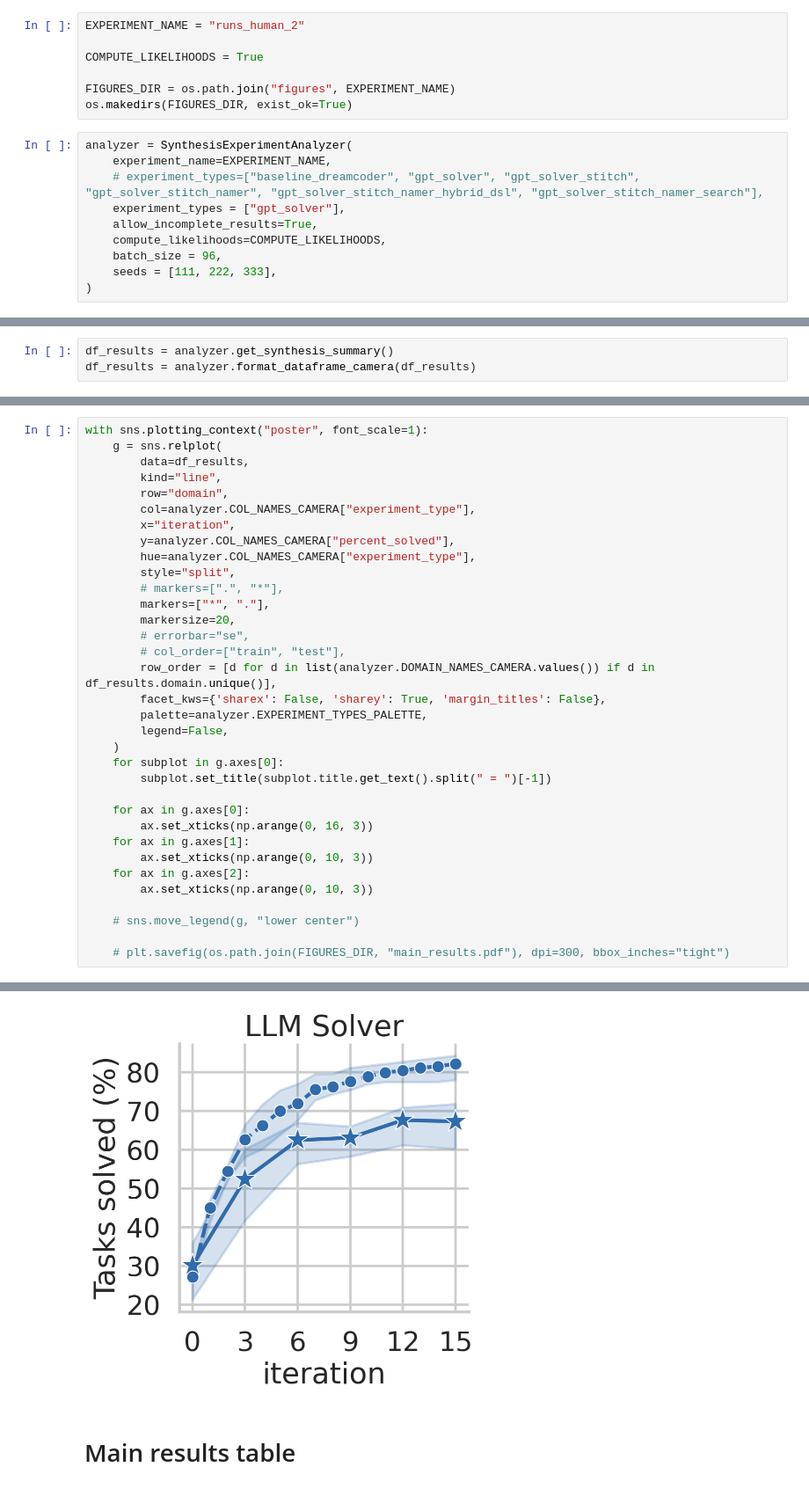
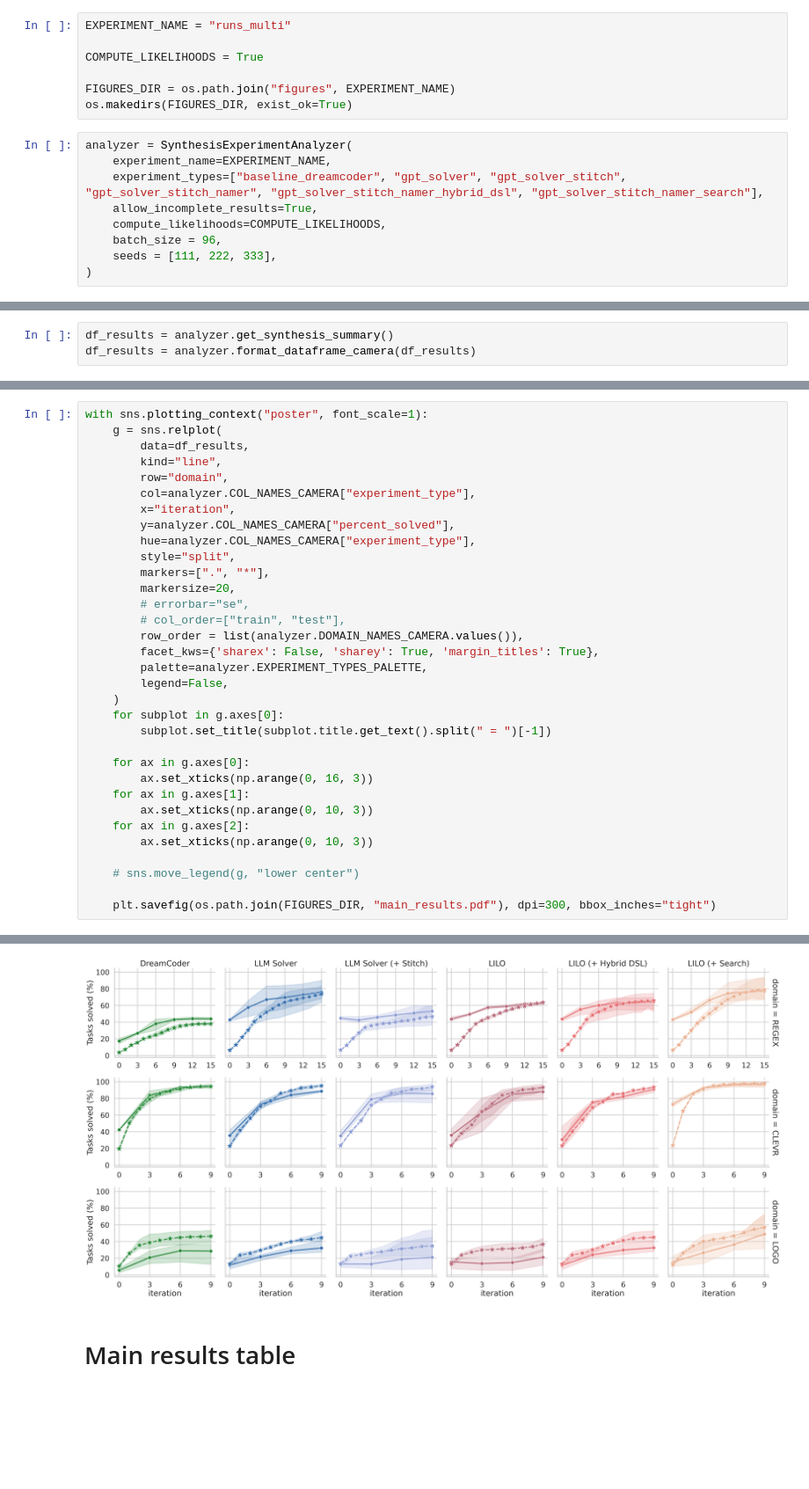
Before and after one commit to gabegrand/lilo, a Jupyter notebook: analysis/analyze_synthesis_experiment_multi_domain.ipynb, the cells around one changed output, grey strips where cells are left out. Shown at 88% size. Drawn from its saved outputs; the diff is of its cells as text; blank space fills up the shorter version.

```diff
--- a/analysis/analyze_synthesis_experiment_multi_domain.ipynb
+++ b/analysis/analyze_synthesis_experiment_multi_domain.ipynb
@@ -24,7 +24,7 @@ sns.set_theme(style="whitegrid", font_scale=1.25, rc={'figure.figsize':(12, 8)})
 # %%
 %config InlineBackend.figure_format = 'retina'
 # %%
-EXPERIMENT_NAME = "runs_human_2"
+EXPERIMENT_NAME = "runs_multi"
 
 COMPUTE_LIKELIHOODS = True
 
@@ -33,8 +33,7 @@ os.makedirs(FIGURES_DIR, exist_ok=True)
 # %%
 analyzer = SynthesisExperimentAnalyzer(
     experiment_name=EXPERIMENT_NAME,
-    # experiment_types=["baseline_dreamcoder", "gpt_solver", "gpt_solver_stitch", "gpt_solver_stitch_namer", "gpt_solver_stitch_namer_hybrid_dsl", "gpt_solver_stitch_namer_search"],
-    experiment_types = ["gpt_solver"],
+    experiment_types=["baseline_dreamcoder", "gpt_solver", "gpt_solver_stitch", "gpt_solver_stitch_namer", "gpt_solver_stitch_namer_hybrid_dsl", "gpt_solver_stitch_namer_search"],
     allow_incomplete_results=True,
     compute_likelihoods=COMPUTE_LIKELIHOODS,
     batch_size = 96,
@@ -75,13 +74,12 @@ with sns.plotting_context("poster", font_scale=1):
         y=analyzer.COL_NAMES_CAMERA["percent_solved"],
         hue=analyzer.COL_NAMES_CAMERA["experiment_type"],
         style="split",
-        # markers=[".", "*"],
-        markers=["*", "."],
+        markers=[".", "*"],
         markersize=20,
         # errorbar="se",
         # col_order=["train", "test"],
-        row_order = [d for d in list(analyzer.DOMAIN_NAMES_CAMERA.values()) if d in df_results.domain.unique()],
-        facet_kws={'sharex': False, 'sharey': True, 'margin_titles': False},
+        row_order = list(analyzer.DOMAIN_NAMES_CAMERA.values()),
+        facet_kws={'sharex': False, 'sharey': True, 'margin_titles': True},
         palette=analyzer.EXPERIMENT_TYPES_PALETTE,
         legend=False,
     )
@@ -97,5 +95,5 @@ with sns.plotting_context("poster", font_scale=1):
 
     # sns.move_legend(g, "lower center")
 
-    # plt.savefig(os.path.join(FIGURES_DIR, "main_results.pdf"), dpi=300, bbox_inches="tight")
+    plt.savefig(os.path.join(FIGURES_DIR, "main_results.pdf"), dpi=300, bbox_inches="tight")
 # %% [output]
@@ -103,4 +100,4 @@ IndexError: index 1 is out of bounds for axis 0 with size 1
-[figure, old version]
+[figure, new version]
 # %% [markdown]
 # Main results table
 # %%
```
Also changed, not shown: parts of 3 cells of this notebook.
